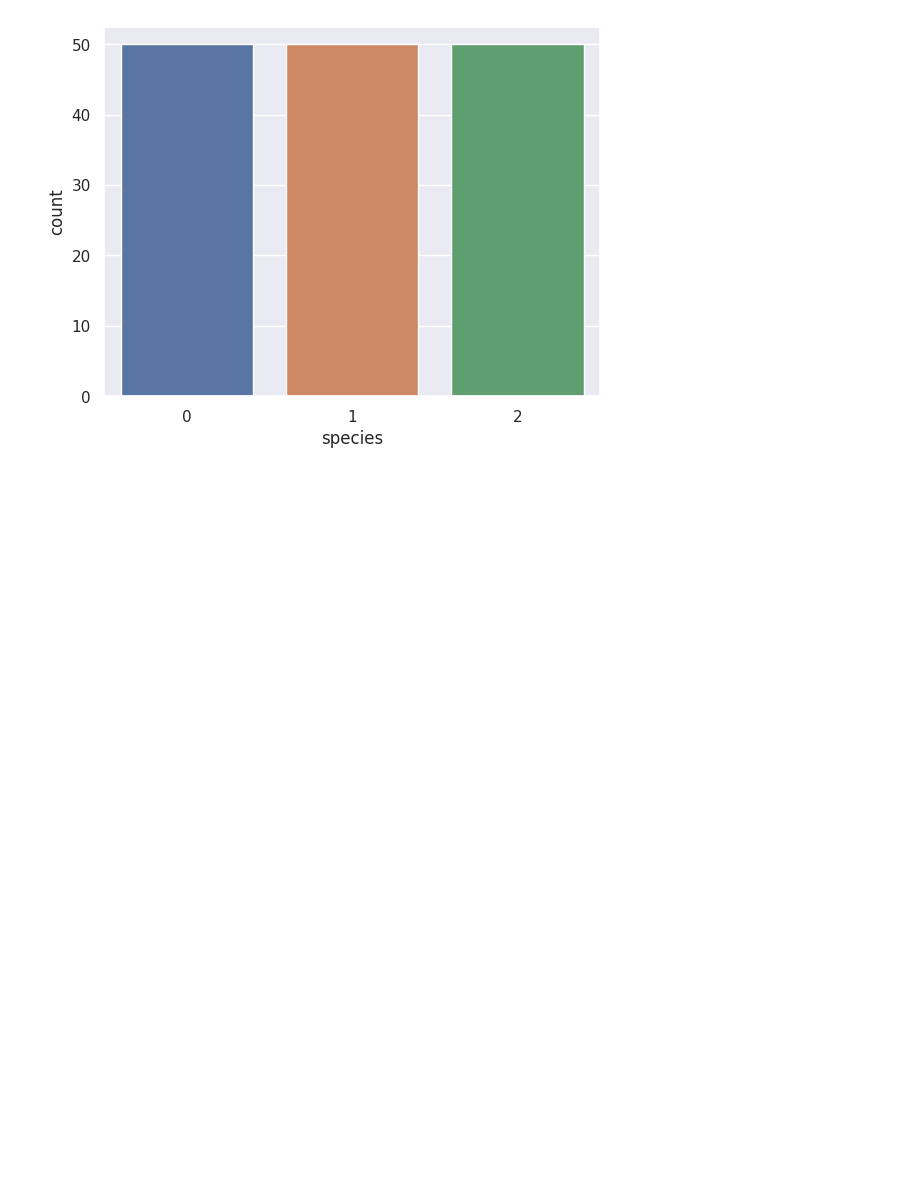
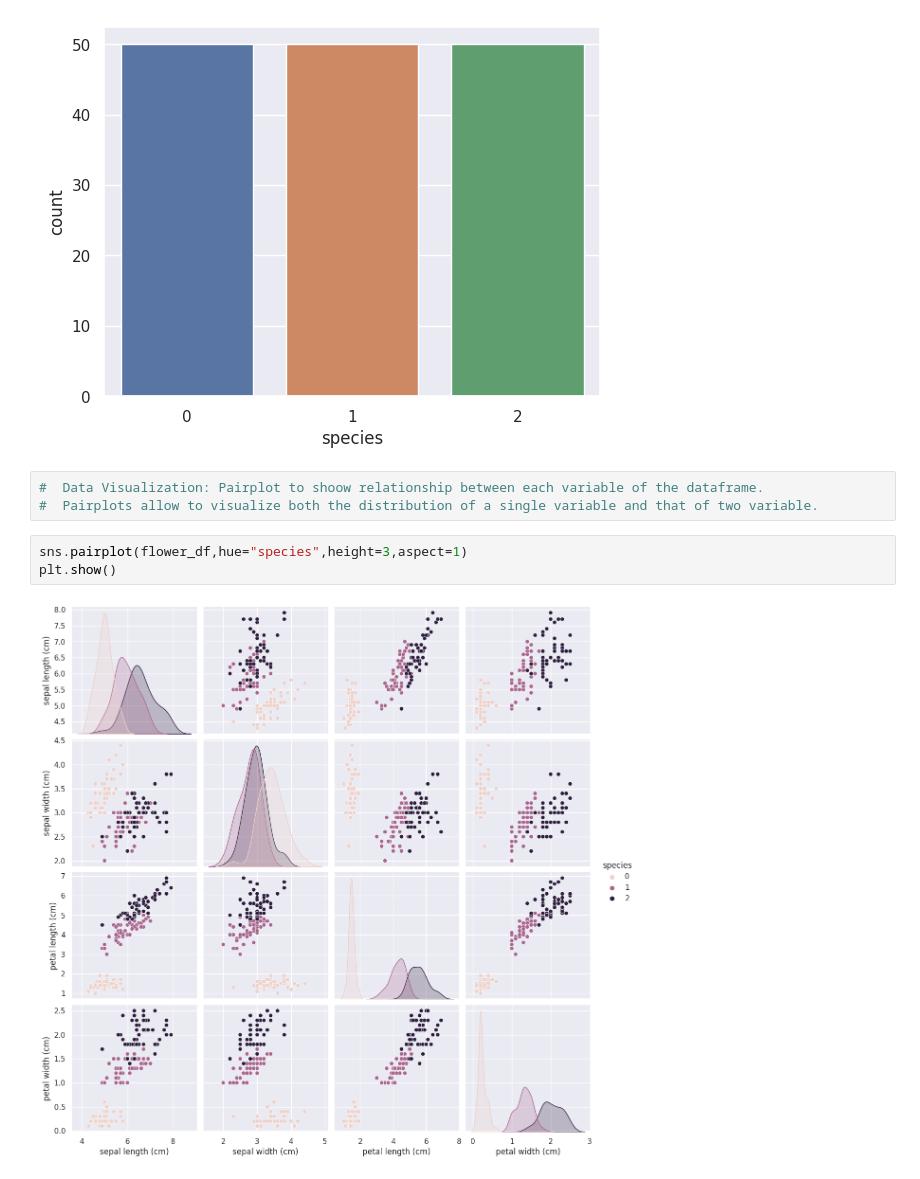
Before and after one commit to a-stephen/ml_projects, a Jupyter notebook: ml_beginners/flower_classification.ipynb, the cells around one changed output. Saved outputs shown, nothing was run; the diff lists cells and outputs as text; blank space fills up the shorter version.

Commit message:
add pairplot

```diff
--- a/ml_beginners/flower_classification.ipynb
+++ b/ml_beginners/flower_classification.ipynb
@@ -70,3 +70,11 @@ ax = sns.countplot(x='species', data=flower_df)
 2    50
 Name: species, dtype: int64
 [figure]
+# %%
+#  Data Visualization: Pairplot to shoow relationship between each variable of the dataframe.
+#  Pairplots allow to visualize both the distribution of a single variable and that of two variable.
+# %%
+sns.pairplot(flower_df,hue="species",height=3,aspect=1)
+plt.show()
+# %% [output]
+[figure, added]
```
